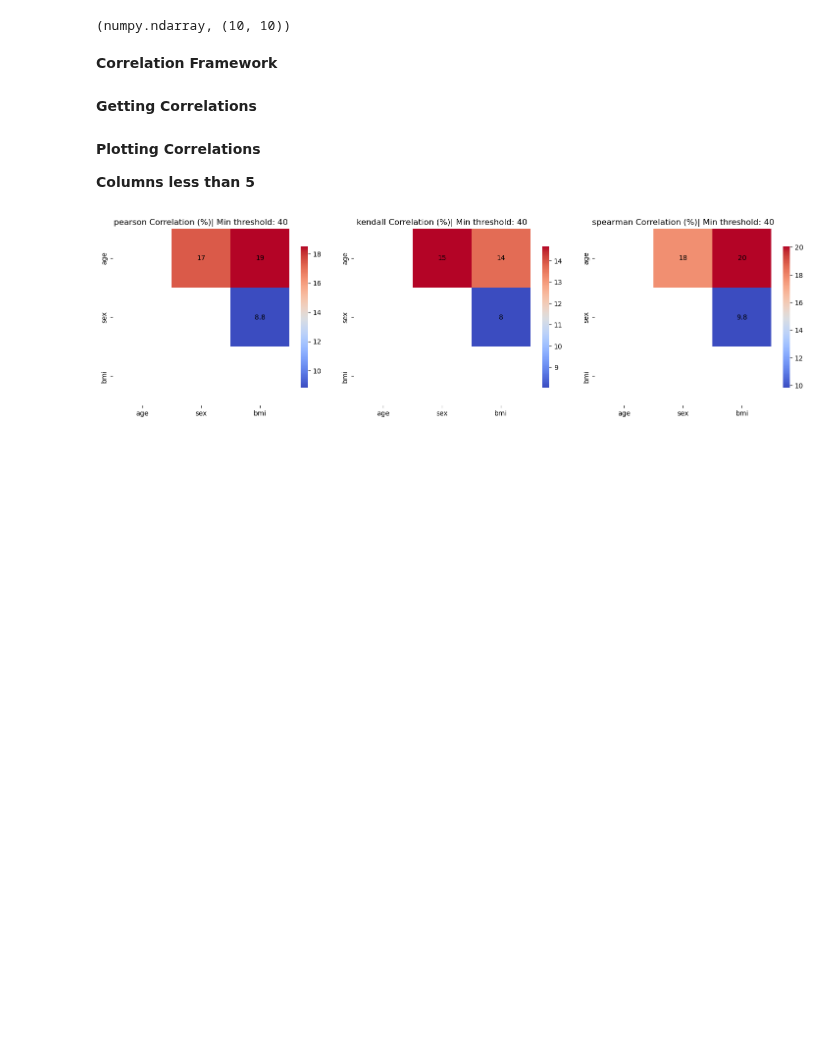
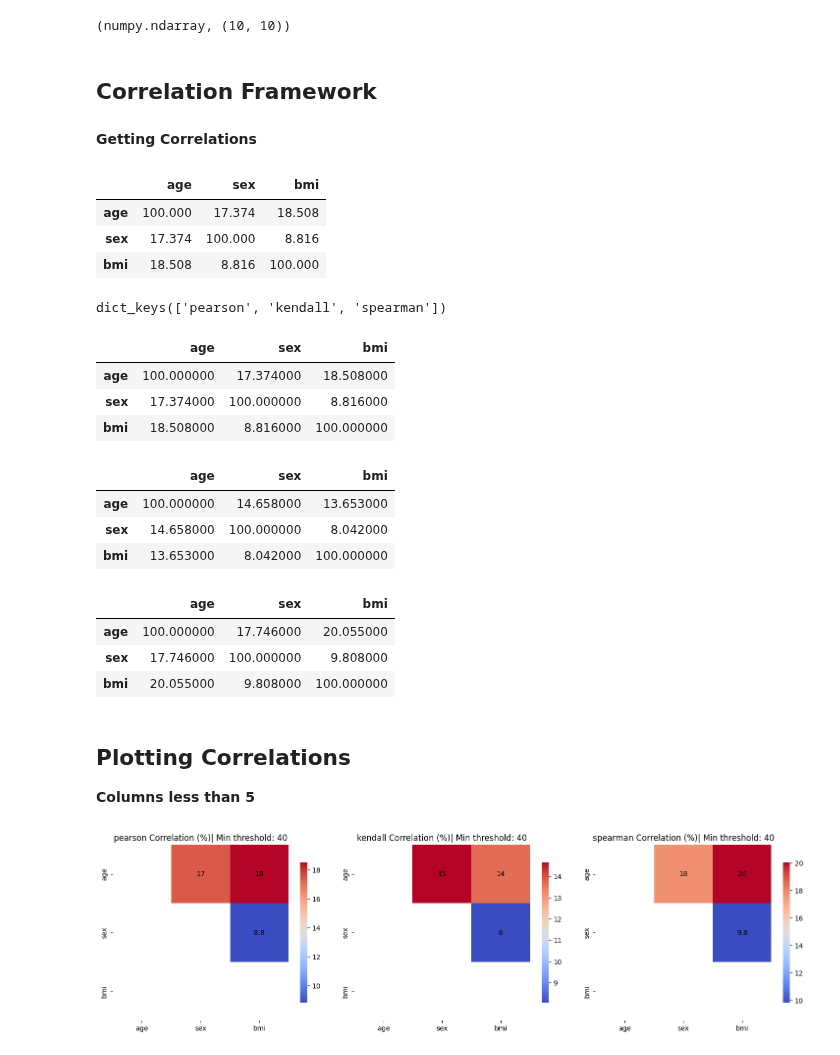
Before and after one commit to Rahul-404/Titanic_Problem_Kaggel, a Jupyter notebook: Problem_Solving_Framework/2.1_Correlation_Coefficient.ipynb, the cells around one changed output. Saved outputs shown, nothing was run; the diff lists cells and outputs as text; code cells hidden in the pictures; blank space fills up the shorter version.

```diff
--- a/Problem_Solving_Framework/2.1_Correlation_Coefficient.ipynb
+++ b/Problem_Solving_Framework/2.1_Correlation_Coefficient.ipynb
@@ -106,7 +106,7 @@ type(mask), mask.shape
 # %% [output]
 (numpy.ndarray, (10, 10))
 # %% [markdown]
-**Correlation Framework**
+## **Correlation Framework**
 # %%
 def create_lower_triangular_mask(corr: pd.DataFrame, thresh:float = 40):
     # mask = np.triu(np.ones_like(corr, dtype=bool))
@@ -190,8 +244,40 @@ def plot_correlation(corr_dict: dict(), width:int=15, height:int=4, thresh:float
 **Getting Correlations**
 # %%
 h = check_correlation(df, columns[:3])
+# %%
+h['pearson']
+# %% [output]
+|  | age | sex | bmi |
+| age | 100.000 | 17.374 | 18.508 |
+| sex | 17.374 | 100.000 | 8.816 |
+| bmi | 18.508 | 8.816 | 100.000 |
+# %%
+h.keys()
+# %% [output]
+dict_keys(['pearson', 'kendall', 'spearman'])
+# %%
+h['pearson'].style.applymap(highlight_scores1, subset=h['pearson'].columns)
+# %% [output]
+|  | age | sex | bmi |
+| age | 100.000000 | 17.374000 | 18.508000 |
+| sex | 17.374000 | 100.000000 | 8.816000 |
+| bmi | 18.508000 | 8.816000 | 100.000000 |
+# %%
+h['kendall'].style.applymap(highlight_scores1, subset=h['kendall'].columns)
+# %% [output]
+|  | age | sex | bmi |
+| age | 100.000000 | 14.658000 | 13.653000 |
+| sex | 14.658000 | 100.000000 | 8.042000 |
+| bmi | 13.653000 | 8.042000 | 100.000000 |
+# %%
+h['spearman'].style.applymap(highlight_scores, subset=h['pearson'].columns)
+# %% [output]
+|  | age | sex | bmi |
+| age | 100.000000 | 17.746000 | 20.055000 |
+| sex | 17.746000 | 100.000000 | 9.808000 |
+| bmi | 20.055000 | 9.808000 | 100.000000 |
 # %% [markdown]
-**Plotting Correlations**
+## **Plotting Correlations**
 
 **Columns less than 5**
 # %%
```
Also changed, not shown: parts of 7 cells of this notebook.
